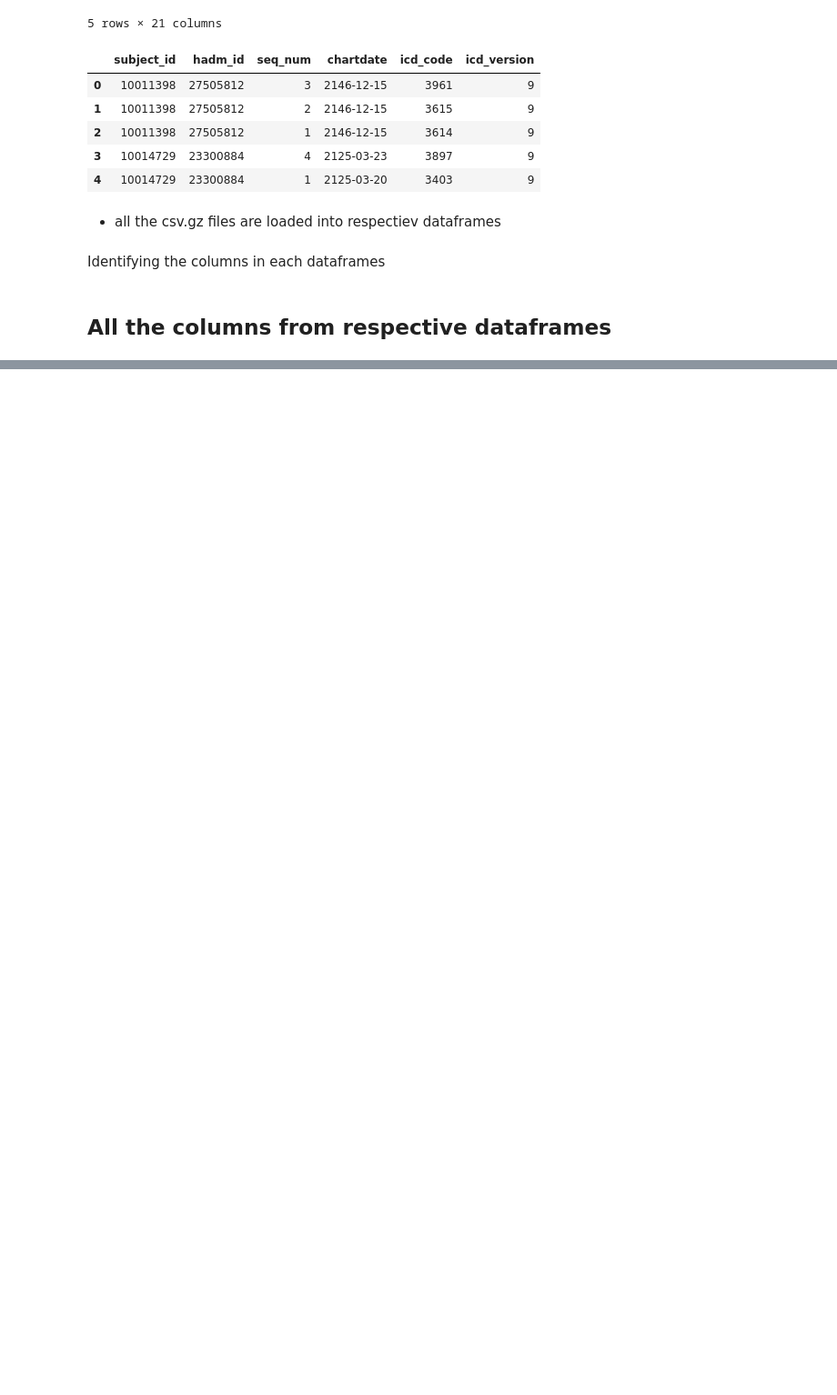
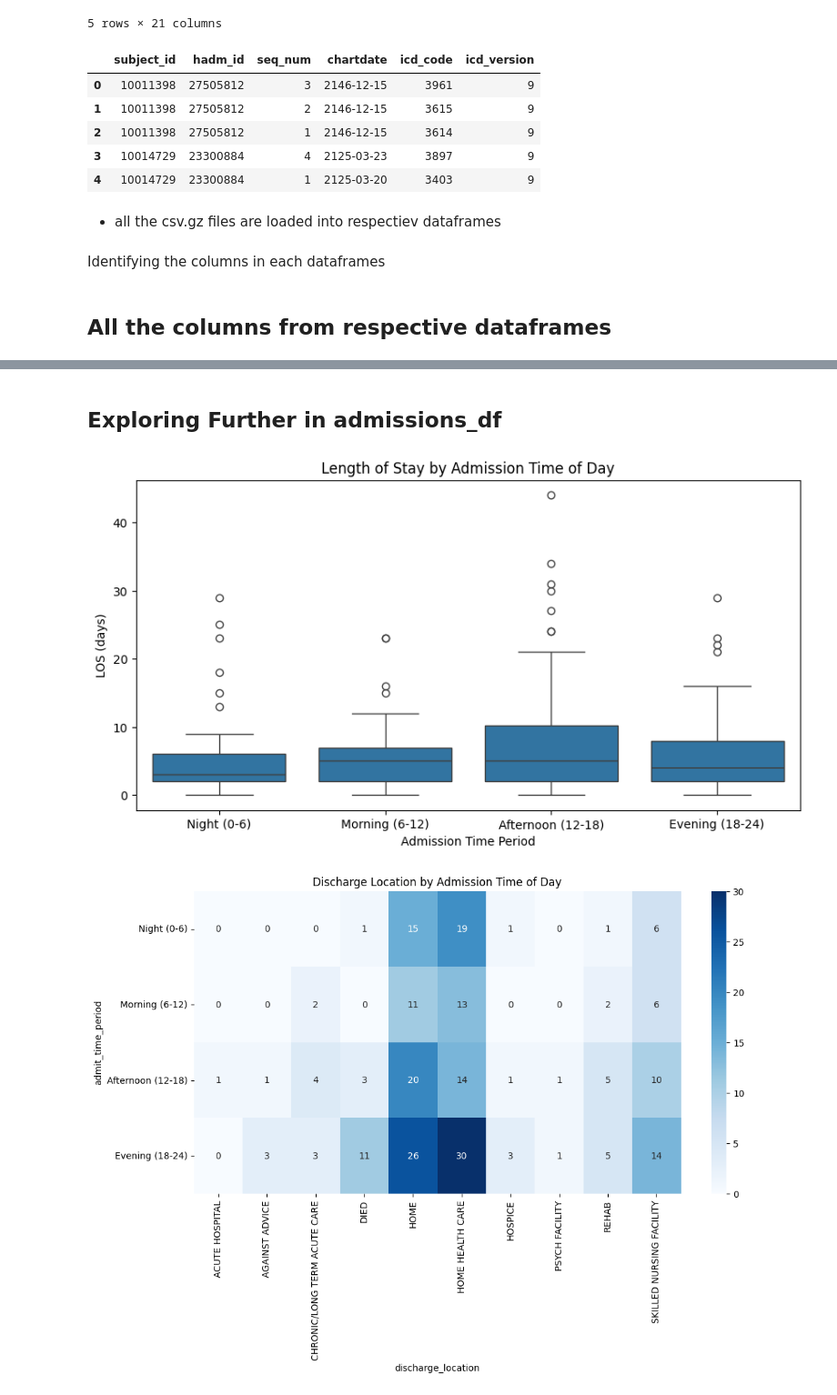
Before and after one commit to Sathvik-Chowdary-Veerapaneni/AI-health-report-generator, a Jupyter notebook: EDA_and_DataModfication.ipynb, the cells around one changed output, grey strips where cells are left out. Shown at 91% size. Saved outputs shown, nothing was run; the diff lists cells and outputs as text; code cells hidden in the pictures; blank space fills up the shorter version.

```diff
--- a/EDA_and_DataModfication.ipynb
+++ b/EDA_and_DataModfication.ipynb
@@ -116,0 +227,2 @@ Index(['subject_id', 'hadm_id', 'seq_num', 'chartdate', 'icd_code',
+# %%
+admissions_df = admissions_df.sort_values(by=['subject_id', 'admittime'])
@@ -116,0 +238,5 @@ Index(['subject_id', 'hadm_id', 'seq_num', 'chartdate', 'icd_code',
+# %%
+admissions_df['time_between_admissions'] = admissions_df.groupby('subject_id')['admittime'].diff().dt.days
+# %%
+admissions_df['readmission_30'] = admissions_df['time_between_admissions'] <= 30
+print(admissions_df['readmission_30'].sum())
@@ -116,0 +268,36 @@ Index(['subject_id', 'hadm_id', 'seq_num', 'chartdate', 'icd_code',
+# %% [markdown]
+## Exploring Further in admissions_df
+# %%
+# Ensure datetime columns are properly formatted (adjust as needed)
+admissions_df['admittime'] = pd.to_datetime(admissions_df['admittime'])
+admissions_df['dischtime'] = pd.to_datetime(admissions_df['dischtime'])
+admissions_df['edregtime'] = pd.to_datetime(admissions_df['edregtime'], errors='coerce')
+admissions_df['edouttime'] = pd.to_datetime(admissions_df['edouttime'], errors='coerce')
+# %%
+# Let’s see if the hour of admission impacts LOS or discharge outcomes.
+
+# Extract hour of admission
+admissions_df['admit_hour'] = admissions_df['admittime'].dt.hour
+
+# Categorize into time periods
+bins = [0, 6, 12, 18, 24]
+labels = ['Night (0-6)', 'Morning (6-12)', 'Afternoon (12-18)', 'Evening (18-24)']
+admissions_df['admit_time_period'] = pd.cut(admissions_df['admit_hour'], bins=bins, labels=labels, right=False)
+
+# Plot LOS by admission time period
+plt.figure(figsize=(10, 5))
+sns.boxplot(data=admissions_df, x='admit_time_period', y='LOS')
+plt.title('Length of Stay by Admission Time of Day')
+plt.xlabel('Admission Time Period')
+plt.ylabel('LOS (days)')
+plt.show()
+
+# Discharge location by admission time
+cross_tab = pd.crosstab(admissions_df['admit_time_period'], admissions_df['discharge_location'])
+plt.figure(figsize=(12, 6))
+sns.heatmap(cross_tab, cmap='Blues', annot=True, fmt='d')
+plt.title('Discharge Location by Admission Time of Day')
+plt.show()
+# %% [output]
+[figure, added]
+[figure, added]
```
Also changed, not shown: parts of 28 cells of this notebook.
